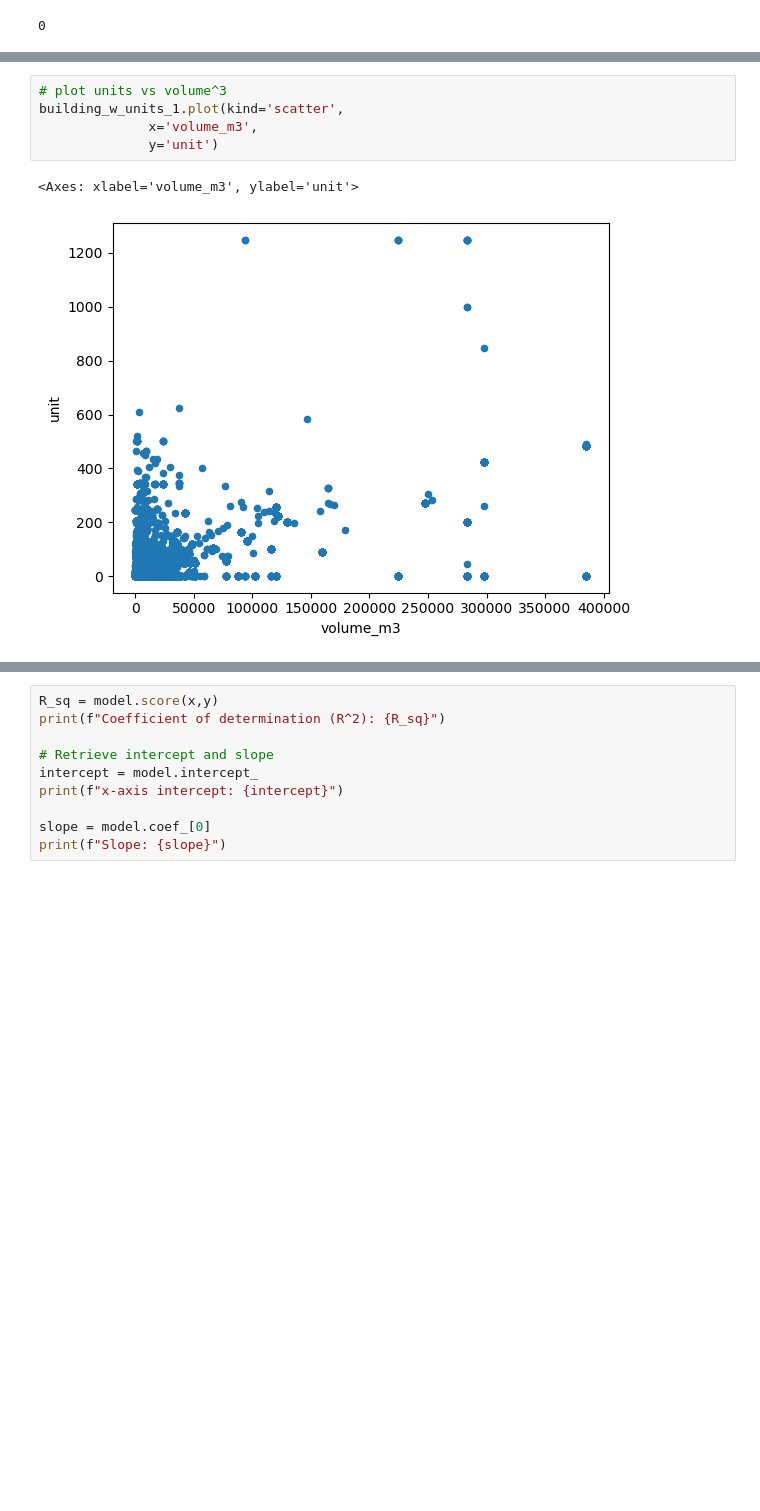
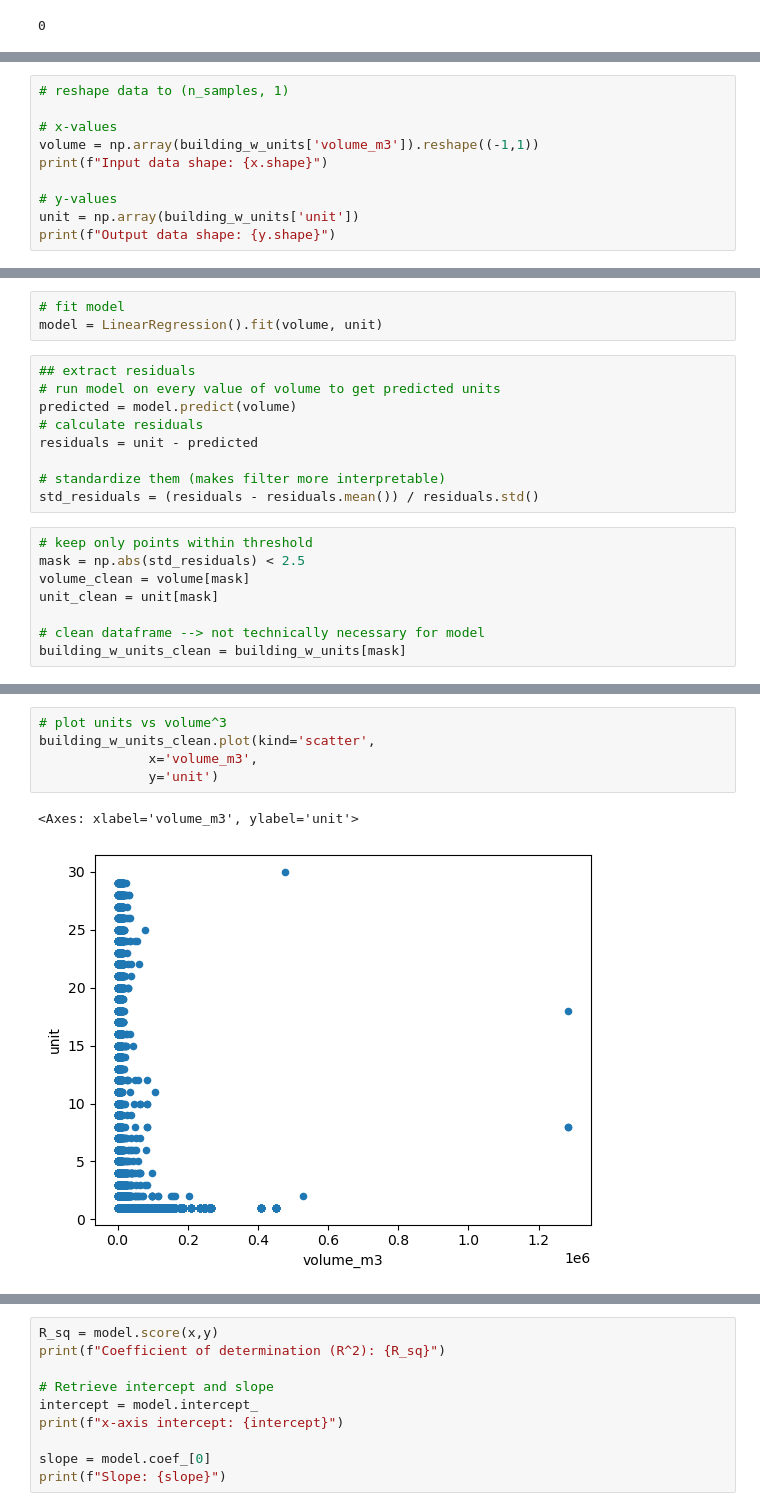
Before and after one commit to sofiasarak/building-unit-regression, a Jupyter notebook: parcel_clip_alameda.ipynb, the cells around one changed output, grey strips where cells are left out. Cells and saved outputs as stored; diff of their text form; blank space fills up the shorter version.

Commit message:
Run regression on LA data, clean notebook

```diff
--- a/parcel_clip_alameda.ipynb
+++ b/parcel_clip_alameda.ipynb
@@ -152,0 +217,10 @@ Next step: remove buildings that have a lot of units but no volume
+# %%
+# reshape data to (n_samples, 1)
+
+# x-values
+volume = np.array(building_w_units['volume_m3']).reshape((-1,1))
+print(f"Input data shape: {x.shape}")
+
+# y-values
+unit = np.array(building_w_units['unit'])
+print(f"Output data shape: {y.shape}")
@@ -153 +230,21 @@ Next step: remove buildings that have a lot of units but no volume
+# %%
+# fit model
+model = LinearRegression().fit(volume, unit)
+# %%
+## extract residuals
+# run model on every value of volume to get predicted units
+predicted = model.predict(volume)
+# calculate residuals
+residuals = unit - predicted
+
+# standardize them (makes filter more interpretable)
+std_residuals = (residuals - residuals.mean()) / residuals.std()
+# %%
+# keep only points within threshold
+mask = np.abs(std_residuals) < 2.5
+volume_clean = volume[mask]
+unit_clean = unit[mask]
+
+# clean dataframe --> not technically necessary for model
+building_w_units_clean = building_w_units[mask]
 # %%
@@ -156,9 +253,9 @@ building_w_units_1 = building_w_units[building_w_units['volume_m3'] != 0]
 # %%
 # plot units vs volume^3
-building_w_units_1.plot(kind='scatter',
+building_w_units_clean.plot(kind='scatter',
               x='volume_m3',
               y='unit')
 # %% [output]
 <Axes: xlabel='volume_m3', ylabel='unit'>
-[figure, old version]
+[figure, new version]
 # %%
```
Also changed, not shown: parts of 36 cells of this notebook.
